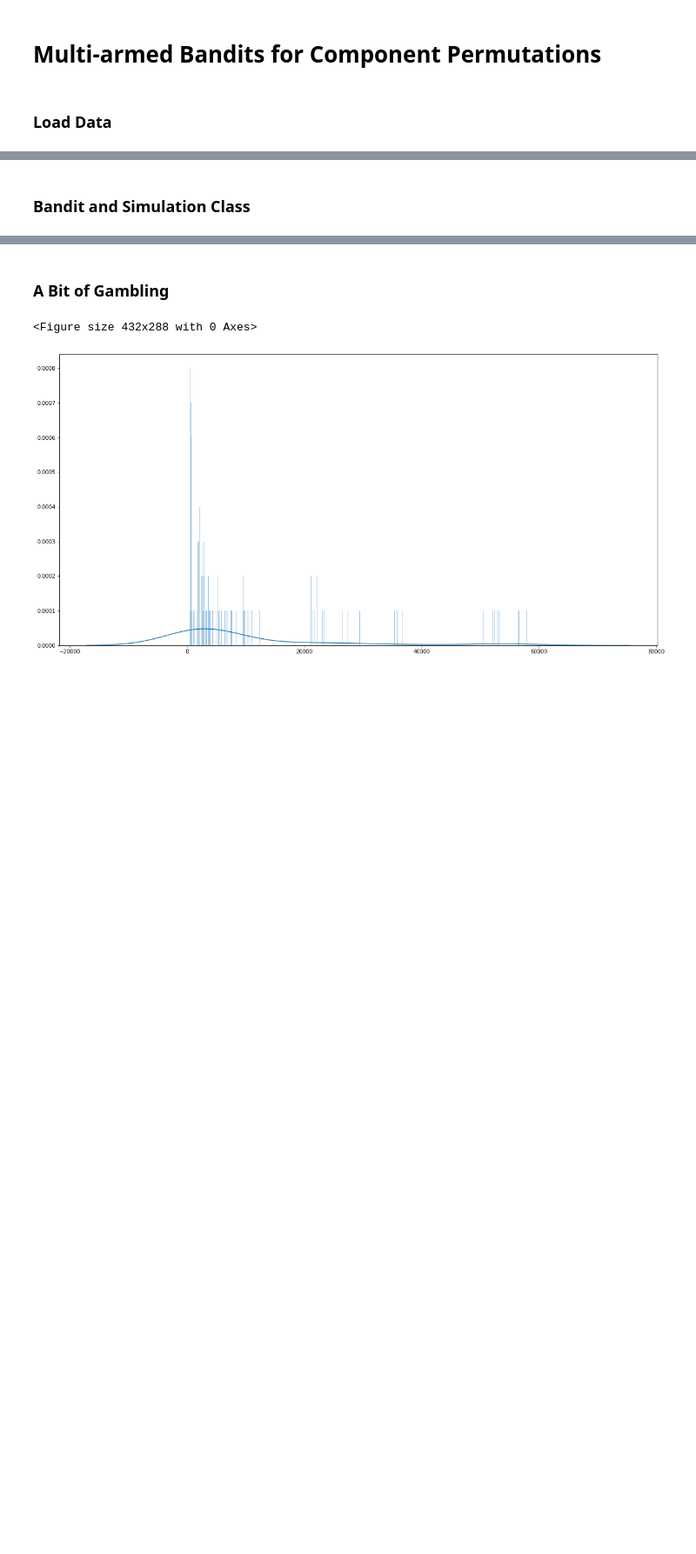
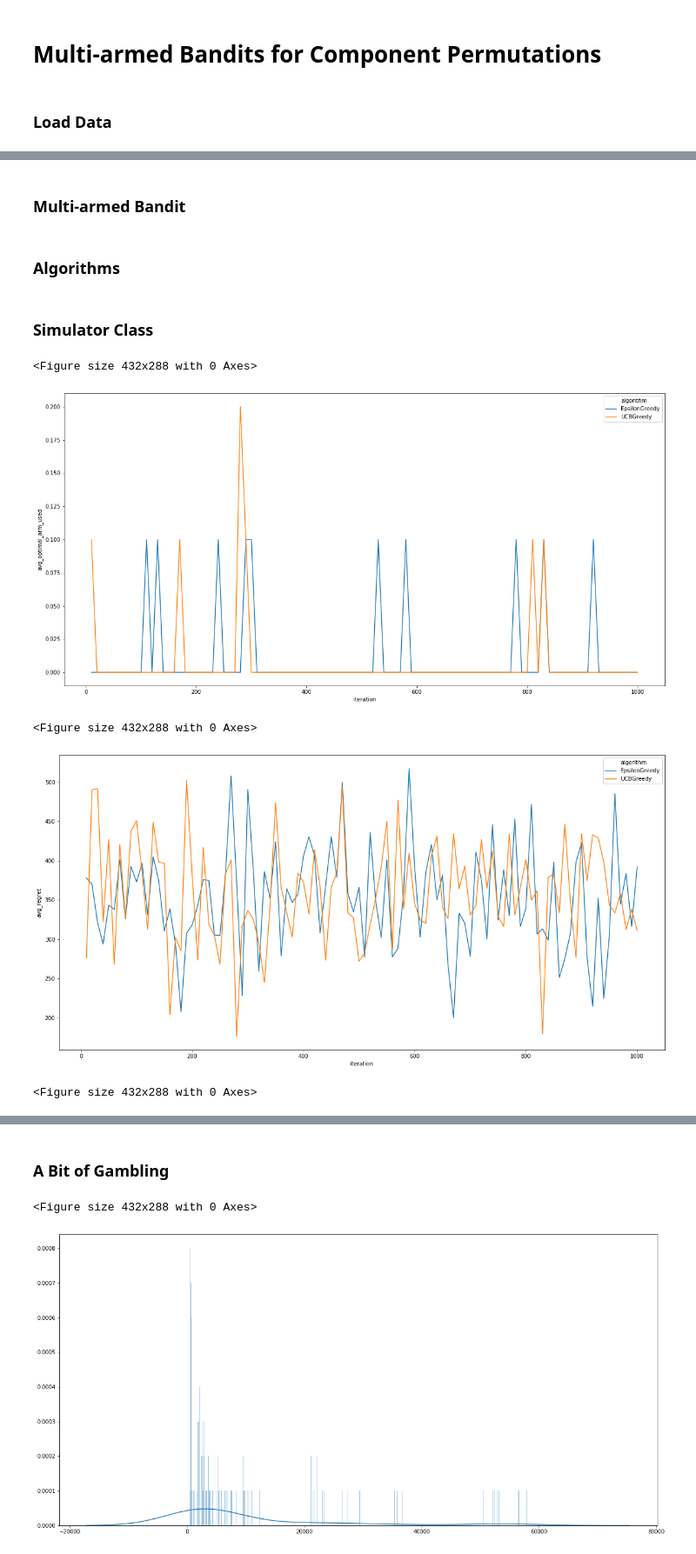
Before and after one commit to hpi-sam/bandits-4-self-repair, a Jupyter notebook: bandit_algorithms.ipynb, the cells around one changed output, grey strips where cells are left out. Shown at 87% size. Saved outputs shown, nothing was run; the diff lists cells and outputs as text; code cells hidden in the pictures; blank space fills up the shorter version.

```diff
--- a/bandit_algorithms.ipynb
+++ b/bandit_algorithms.ipynb
@@ -47,0 +70,2 @@ data
+# %% [markdown]
+### Multi-armed Bandit
@@ -47,0 +159,2 @@ data
+# %% [markdown]
+### Algorithms
@@ -48,2 +216,2 @@ data
 # %% [markdown]
-### Bandit and Simulation Class
+### Simulator Class
@@ -265,0 +218,43 @@ my_gambler = MultiArmedGambler(my_bandit)
+# %%
+class Simulator:
+    def __init__(self, algorithms):
+        self.__algorithms = algorithms
+        self.__log = []
+
+    def plot(self, value='regret'):
+        pyplot.figure()
+        pyplot.subplots(figsize=(20, 10))
+        seaborn.lineplot(data=pd.DataFrame(self.__log), x='iteration', y=f'avg_{value}', hue='algorithm')
+        pyplot.show()
+
+    def simulate(self, iterations=1000, step_size=10):
+        step_log = {algo: [] for algo in self.__algorithms}
+        for i in range(iterations):
+            for algo in self.__algorithms:
+                step_log[algo].append(algo.reward_regret_optimal())
+            if i % step_size == step_size - 1:
+                for algo in self.__algorithms:
+                    avg_reward = statistics.mean([result_tuple[0] for result_tuple in step_log[algo]])
+                    avg_regret = statistics.mean([result_tuple[1] for result_tuple in step_log[algo]])
+                    avg_optimal_arm_used = statistics.mean([result_tuple[2] for result_tuple in step_log[algo]])
+                    log_entry = {'iteration': i+1, 'algorithm': algo.name, 'avg_reward': avg_reward, 'avg_regret': avg_regret, 'avg_optimal_arm_used': avg_optimal_arm_used}
+                    self.__log.append(log_entry)
+                step_log = {algo: [] for algo in self.__algorithms}
+# %%
+three_actions = (('Query Service', 'CF1', 'RestartComponent'),
+                 ('Authentication Service', 'CF3', 'ReplaceComponent'),
+                 ('Reputation Service', 'CF5', 'AddReplica'))
+
+my_bandit = MultiArmedBandit(data, no_of_actions=5, transform='cube', env='Linear_Shifted')
+algos = [EpsilonGreedy(my_bandit, epsilon=0.6, decay=0.01), UCBGreedy(my_bandit, epsilon=0.6, decay=0.01)]
+sim = Simulator(algos)
+sim.simulate(iterations=1000, step_size=10)
+sim.plot('optimal_arm_used')
+sim.plot('regret')
+sim.plot('reward')
+# %% [output]
+<Figure size 432x288 with 0 Axes>
+[figure, added]
+<Figure size 432x288 with 0 Axes>
+[figure, added]
+<Figure size 432x288 with 0 Axes>
```
Also changed, not shown: parts of 9 cells of this notebook, 11 other files.
